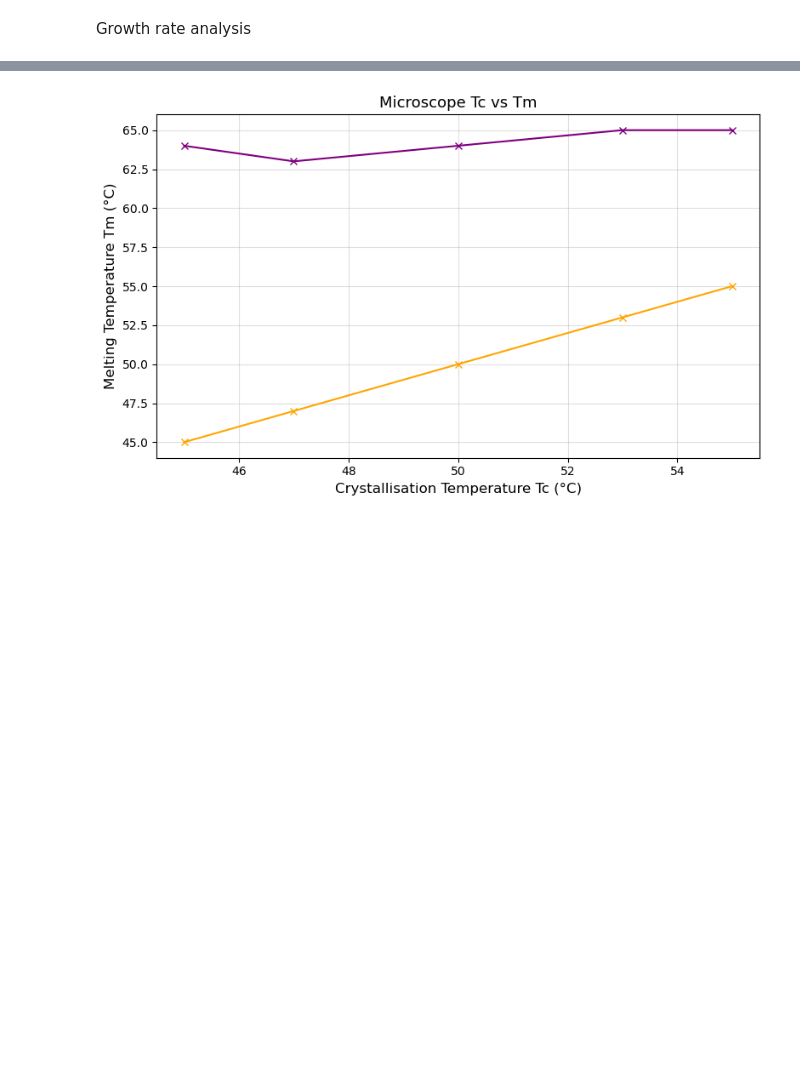
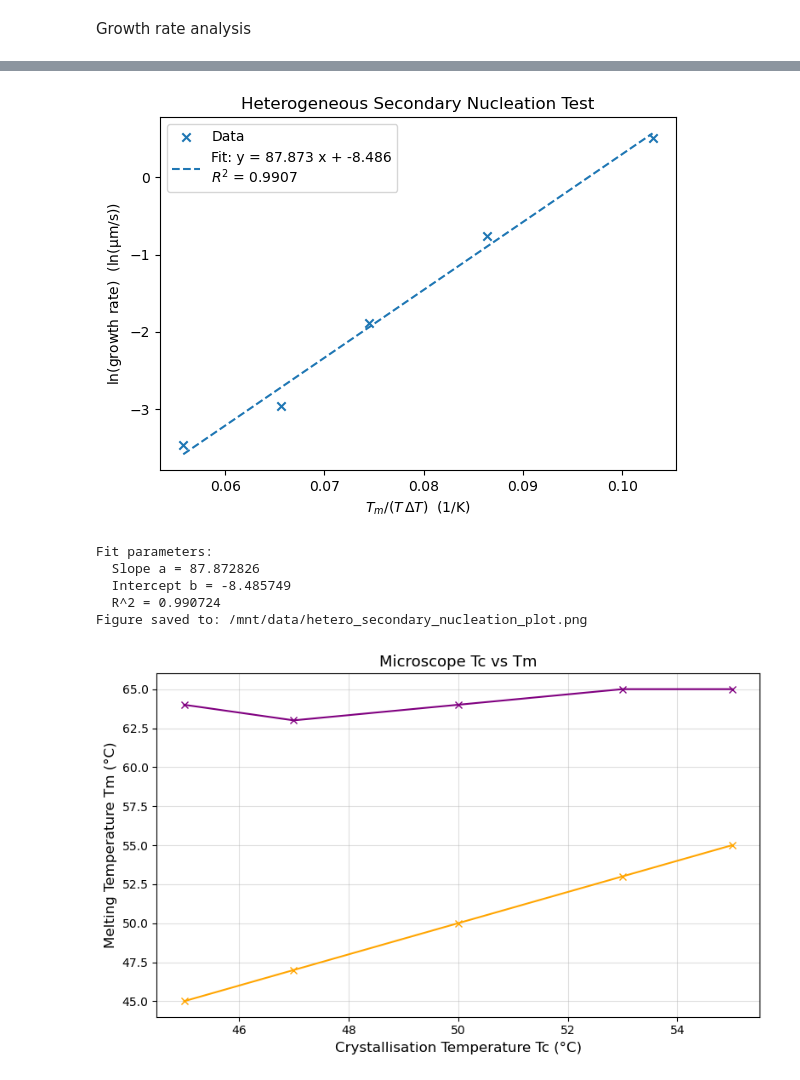
Before and after one commit to Thomas-J-Fish/II_Materials, a Jupyter notebook: P3_Polymer_Crystallisation/GR_analysis.ipynb, the cells around one changed output, grey strips where cells are left out. Saved outputs shown, nothing was run; the diff lists cells and outputs as text; code cells hidden in the pictures; blank space fills up the shorter version.

```diff
--- a/P3_Polymer_Crystallisation/GR_analysis.ipynb
+++ b/P3_Polymer_Crystallisation/GR_analysis.ipynb
@@ -35,3 +60,62 @@ plt.show()
+# %%
+# Compute and plot ln(growth rate) vs Tm/(T*ΔT) for heterogeneous secondary nucleation test
+
+# Input data
+Tc_C = np.array([45, 47, 50, 53, 55], dtype=float)
+G_um_s = np.array([0.0312, 0.0516, 0.1511, 0.4690, 1.6706])
+Tm_C = np.array([64, 63, 64, 65, 65], dtype=float)
+
+Tc_K = Tc_C + 273.15
+Tm_K = Tm_C + 273.15
+
+# Undercooling ΔT (in K)
+deltaT = Tm_K - Tc_K
+
+# x = Tm / (T * ΔT), y = ln(G)
+x = Tm_K / (Tc_K * deltaT)
+y = np.log(G_um_s)  # natural log
+
+# Linear regression (y = a*x + b)
+a, b = np.polyfit(x, y, 1)
+y_fit = a * x + b
+
+# R^2
+ss_res = np.sum((y - y_fit)**2)
+ss_tot = np.sum((y - np.mean(y))**2)
+r2 = 1 - ss_res/ss_tot
+
+df = pd.DataFrame({
+    'Tc (°C)': Tc_C,
+    'Tm (°C)': Tm_C,
+    'ΔT (K)': deltaT,
+    'Growth (µm/s)': G_um_s,
+    'ln(Growth)': y,
+    'Tm/(T*ΔT) (1/K)': x
+})
+
+plt.figure(figsize=(6,4.5))
+plt.scatter(x, y, marker='x', label='Data')
+plt.plot(x, y_fit, linestyle='--', label=f'Fit: y = {a:.3f} x + {b:.3f}\n$R^2$ = {r2:.4f}')
+plt.xlabel(r'$T_m / (T\,\Delta T)$  (1/K)')
+plt.ylabel(r'$\ln(\mathrm{growth\ rate})$  (ln(µm/s))')
+plt.title('Heterogeneous Secondary Nucleation Test')
+plt.legend()
+plt.tight_layout()
+plt.savefig('Nucleation_Mechanism_Analysis', dpi=1000)
+plt.show()
+
+print("Fit parameters:")
+print(f"  Slope a = {a:.6f}")
+print(f"  Intercept b = {b:.6f}")
+print(f"  R^2 = {r2:.6f}")
+print(f"Figure saved to: {fig_path}")
+# %% [output]
+[figure, added]
+Fit parameters:
+  Slope a = 87.872826
+  Intercept b = -8.485749
+  R^2 = 0.990724
+Figure saved to: /mnt/data/hetero_secondary_nucleation_plot.png
 # %%
 df2 = pd.read_csv('GR_data/TC_TM_data.csv', header=0, sep='\t')
 
```
Also changed, not shown: parts of 2 cells of this notebook, 2 other files.
